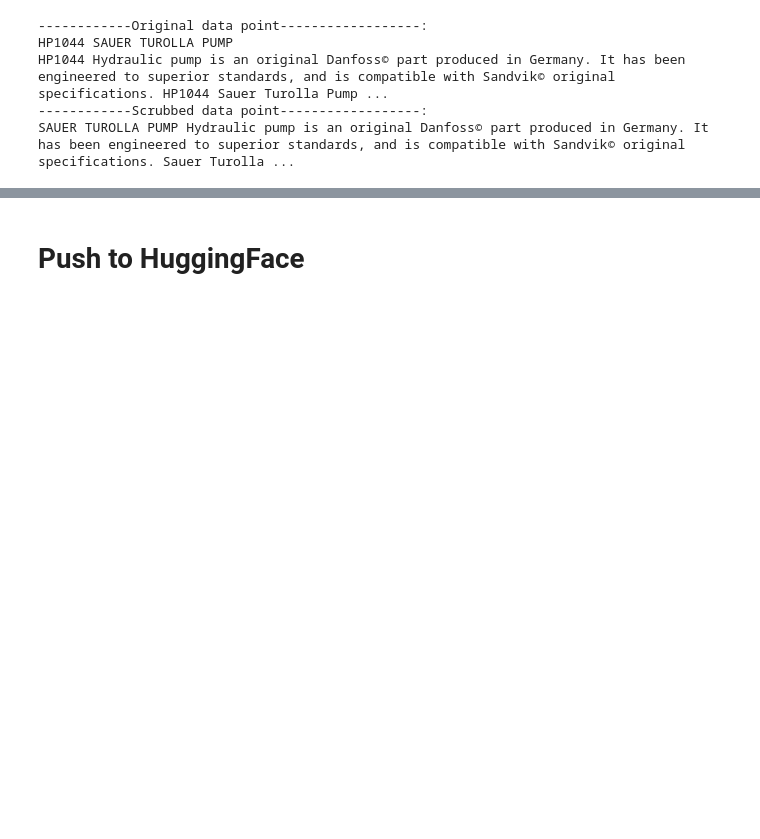
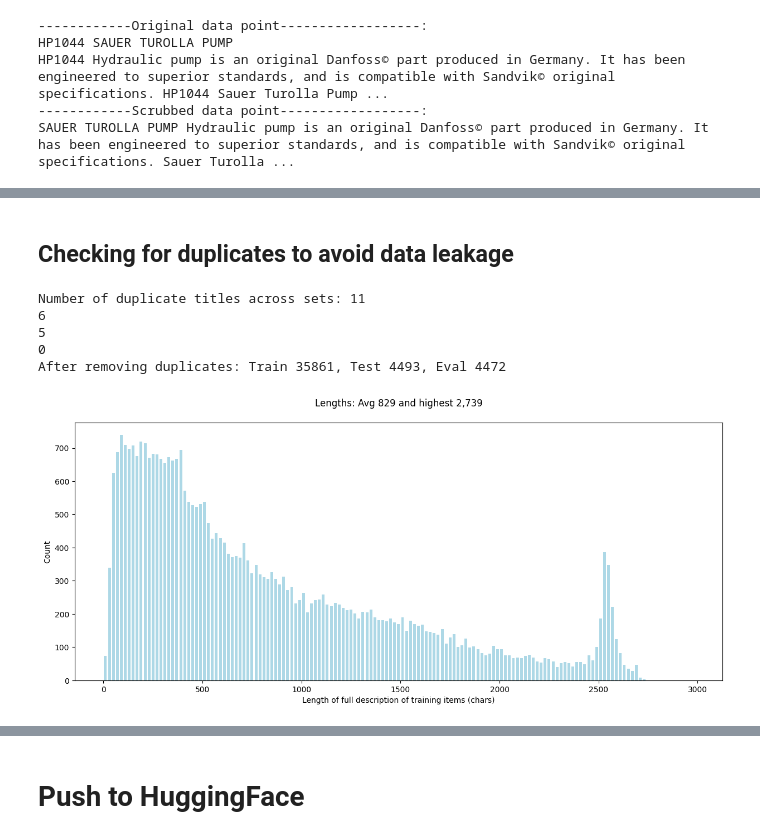
Before and after one commit to alee52/LLM_AgenticAI, a Jupyter notebook: data_curation.ipynb, the cells around one changed output, grey strips where cells are left out. Saved outputs shown, nothing was run; the diff lists cells and outputs as text; code cells hidden in the pictures; blank space fills up the shorter version.

```diff
--- a/data_curation.ipynb
+++ b/data_curation.ipynb
@@ -159,0 +165,7 @@ print(len(cleaned_item.full))
+# %%
+start = time.perf_counter()
+train_items = [parse(datapoint) for datapoint in tqdm(train_ds)]
+train_items = [item for item in train_items if item is not None]
+print(f"There are {len(train_items):,} items from {len(train_ds):,} datapoints")
+end = time.perf_counter()
+print(f"Elapsed: {end - start} seconds")
@@ -159,0 +175,7 @@ print(len(cleaned_item.full))
+# %%
+start = time.perf_counter()
+eval_items = [parse(datapoint) for datapoint in tqdm(validation_ds)]
+eval_items = [item for item in eval_items if item is not None]
+print(f"There are {len(eval_items):,} items from {len(validation_ds):,} datapoints")
+end = time.perf_counter()
+print(f"Elapsed: {end - start} seconds")
@@ -159,0 +185,38 @@ print(len(cleaned_item.full))
+# %% [markdown]
+## Checking for duplicates to avoid data leakage
+# %%
+
+# Find duplicate titles across train, test, and eval sets
+train_titles = set(item.full for item in train_items)
+test_titles = set(item.full for item in test_items)
+eval_titles = set(item.full for item in eval_items)
+
+# Titles that appear in more than one set
+duplicate_titles = (train_titles & test_titles) | (train_titles & eval_titles) | (test_titles & eval_titles)
+print(f"Number of duplicate titles across sets: {len(duplicate_titles)}")
+print(len(train_titles & eval_titles ))
+print(len(train_titles & test_titles))
+print(len(test_titles & eval_titles))
+
+# Remove items with duplicate titles from each set
+train_items = [item for item in train_items if item.full not in duplicate_titles]
+test_items = [item for item in test_items if item.full not in duplicate_titles]
+eval_items = [item for item in eval_items if item.full not in duplicate_titles]
+
+print(f"After removing duplicates: Train {len(train_items)}, Test {len(test_items)}, Eval {len(eval_items)}")
+# %% [output]
+Number of duplicate titles across sets: 11
+6
+5
+0
+After removing duplicates: Train 35861, Test 4493, Eval 4472
+# %%
+lengths = [len(item.full) for item in train_items]
+plt.figure(figsize=(15, 6))
+plt.title(f"Lengths: Avg {sum(lengths)/len(lengths):,.0f} and highest {max(lengths):,}\n")
+plt.xlabel('Length of full description of training items (chars)')
+plt.ylabel('Count')
+plt.hist(lengths, rwidth=0.7, color="lightblue", bins=range(0, 3000, 20))
+plt.show()
+# %% [output]
+[figure, added]
```
Also changed, not shown: parts of 14 cells of this notebook, 1 other file.
